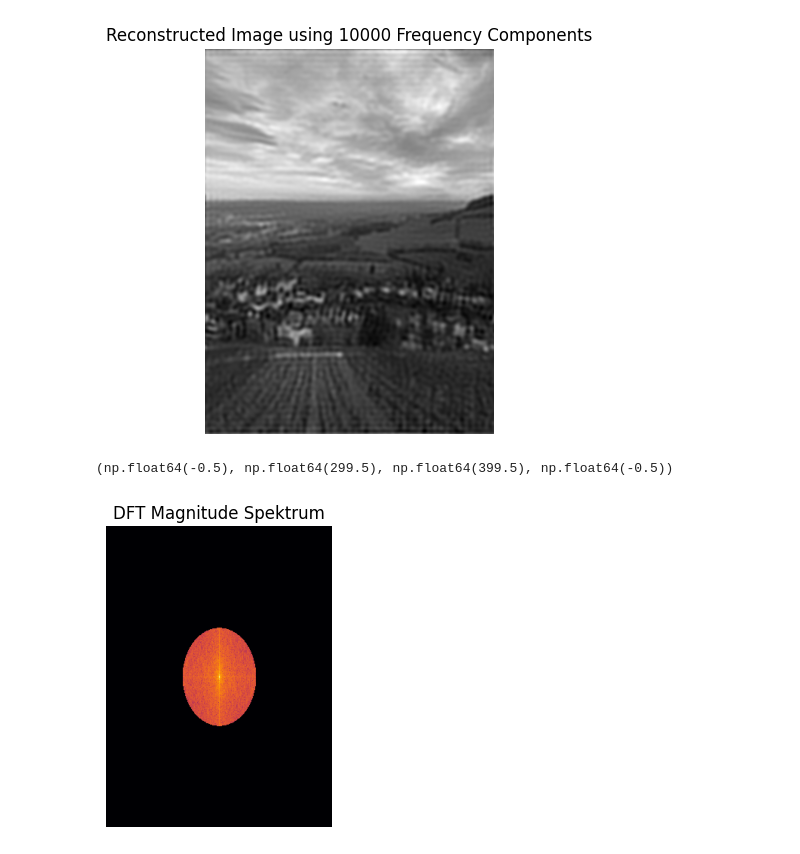
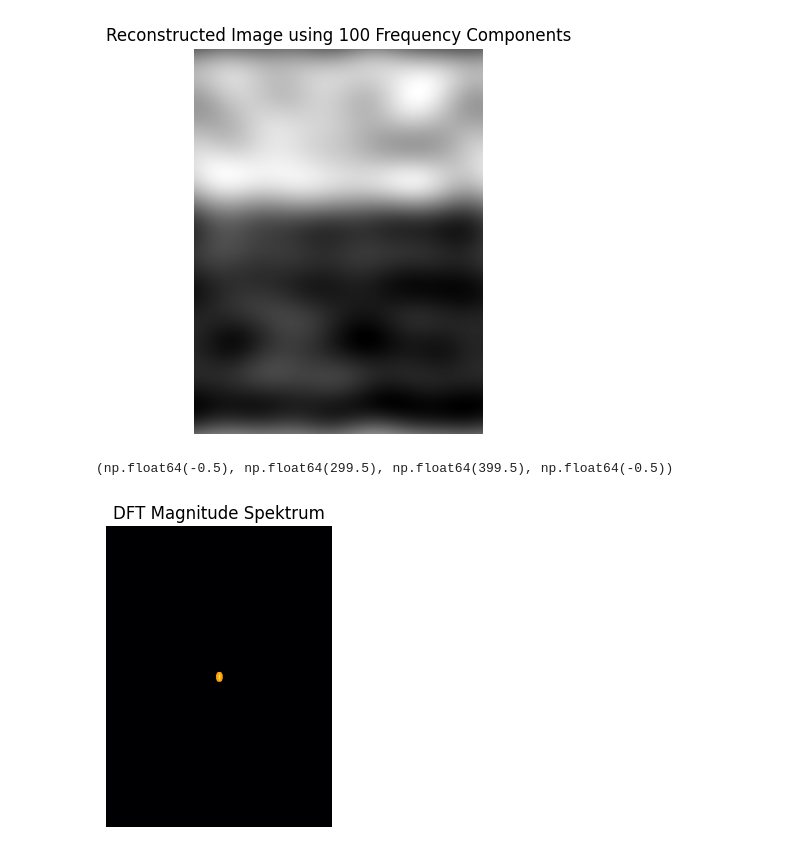
Before and after one commit to LucasSchuermann/Learning-Image-Processing, a Jupyter notebook: Frequenzraum.ipynb, the cells around one changed output. Drawn from its saved outputs; the diff is of its cells as text; code cells hidden in the pictures.

```diff
--- a/Frequenzraum.ipynb
+++ b/Frequenzraum.ipynb
@@ -76,7 +108,8 @@ import matplotlib.pyplot as plt
 from scipy.integrate import trapezoid as trp
 import sys
 
-image_BGR = cv2.imread('Rhein.jpeg')
+path = 'Rhein.jpeg'
+image_BGR = cv2.imread(path)
 img = cv2.cvtColor(image_BGR, cv2.COLOR_BGR2RGB)
 grey = cv2.cvtColor(img, cv2.COLOR_RGB2GRAY)
 resized = cv2.resize(grey,(300,400))
@@ -95,12 +128,12 @@ plt.figure(figsize=(10, 5))
 
 plt.subplot(1, 2, 1)
 plt.imshow(resized, cmap='gray')
-plt.title('Originalbild (9x9)')
+plt.title(f'{path}')
 plt.axis('off')
 
 plt.subplot(1, 2, 2)
 plt.imshow(magnitude_spectrum, cmap='inferno')
-plt.title('DFT Magnitude Spektrum')
+plt.title('Picture in Frequencydomain')
 plt.axis('off')
 
 plt.show()
@@ -112,7 +149,7 @@ plt.show()
 import numpy as np
 import matplotlib.pyplot as plt
 
-# Assuming 'grey' is your 2D grayscale image array
+
 rows, cols = resized.shape
 
 # Step 1: Compute the 2D FFT and shift
@@ -126,7 +163,7 @@ fx_shifted = np.fft.fftshift(fx)
 fy_shifted = np.fft.fftshift(fy)
 FX, FY = np.meshgrid(fx_shifted, fy_shifted)
 
-# Step 3: Flatten and sort frequency components
+# Step 3: get frequencyy, amplitude and phase
 freq_magnitude = np.sqrt(FX**2 + FY**2)
 amplitude = np.abs(f_transform_shifted)
 phase = np.angle(f_transform_shifted)
@@ -150,43 +187,48 @@ FY_flat = FY_flat[sorted_indices]
 img_reconstructed = np.zeros((rows, cols))
 
 # Step 5: Add up waves for a limited number of frequency components
-num_components = 10000 # Adjust this number based on computational capacity
+'''
+chose how many frequency components are needed to reconstruct the image.
+Those are sorted in ascending order, so num_components = 100 selects just the 100 lowest frequencies of the picture
+'''
+num_components = 100 # Adjust this number based on computational capacity
 x = np.arange(cols)
 y = np.arange(rows)
 X_grid, Y_grid = np.meshgrid(x, y)
 
 for i in range(num_components):
     amp = amplitude_flat[i]
     ph = phase_flat[i]
     fx = FX_flat[i]
     fy = FY_flat[i]
 
-    # Generate the wave
+    # Generate the specific wave
     wave = amp * np.cos(2 * np.pi * (fx * X_grid + fy * Y_grid) + ph)
 
     # Add the wave to the reconstructed image
     img_reconstructed += wave
 
 # Step 6: Normalize the reconstructed image
 img_reconstructed /= num_components
 
-yolo =  np.fft.fft2(img_reconstructed)
-yolo_shifted = np.fft.fftshift(yolo)
+# take the fft of reconstructed picture
+fft_of_image =  np.fft.fft2(img_reconstructed)
+fft_of_image_shifted = np.fft.fftshift(fft_of_image)
 
-# Display the reconstructed image
+# Display the reconstructed image in spacedomain(left) and frequencydomain(right)
 plt.figure(figsize=(10, 5))
 
 plt.subplot(1, 2, 1)
 plt.imshow(img_reconstructed, cmap='gray')
 plt.title(f'Reconstructed Image using {num_components} Frequency Components')
 plt.axis('off')
 plt.show()
 
 plt.subplot(1, 2, 2)
-plt.imshow(np.log(abs(yolo_shifted)+1), cmap='inferno')
+plt.imshow(np.log(abs(fft_of_image_shifted)+1), cmap='inferno')
 plt.title('DFT Magnitude Spektrum')
 plt.axis('off')
 # %% [output]
-[figure, old version]
+[figure, new version]
 (np.float64(-0.5), np.float64(299.5), np.float64(399.5), np.float64(-0.5))
-[figure, old version]
+[figure, new version]
```
Also changed, not shown: parts of 8 cells of this notebook.
